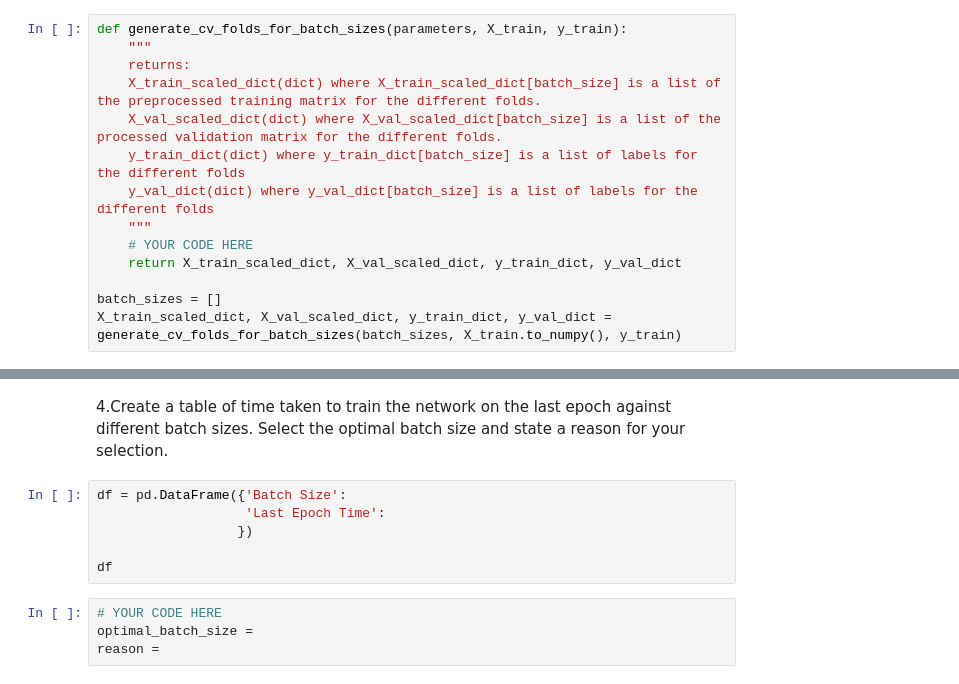
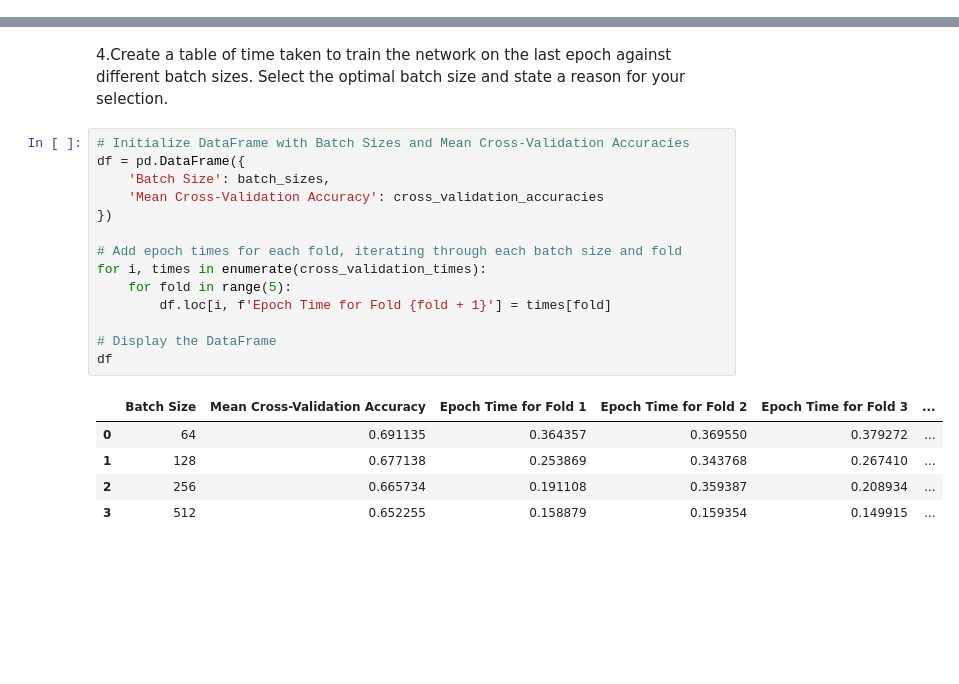
Before and after one commit to luksz/SC4001-Assignment-1, a Jupyter notebook: Tan_Pin_Yee_Part_A_2.ipynb, the cells around one changed output, grey strips where cells are left out. Drawn from its saved outputs; the diff is of its cells as text; blank space fills up the shorter version.

```diff
--- a/Tan_Pin_Yee_Part_A_2.ipynb
+++ b/Tan_Pin_Yee_Part_A_2.ipynb
@@ -48,16 +87,2 @@ The following code cell will not be marked.
 # %% [markdown]
 2.Define different folds for different batch sizes to get a dictionary of training and validation datasets. Preprocess your datasets accordingly.
-# %%
-def generate_cv_folds_for_batch_sizes(parameters, X_train, y_train):
-    """
-    returns:
-    X_train_scaled_dict(dict) where X_train_scaled_dict[batch_size] is a list of the preprocessed training matrix for the different folds.
-    X_val_scaled_dict(dict) where X_val_scaled_dict[batch_size] is a list of the processed validation matrix for the different folds.
-    y_train_dict(dict) where y_train_dict[batch_size] is a list of labels for the different folds
-    y_val_dict(dict) where y_val_dict[batch_size] is a list of labels for the different folds
-    """
-    # YOUR CODE HERE
-    return X_train_scaled_dict, X_val_scaled_dict, y_train_dict, y_val_dict
-
-batch_sizes = []
-X_train_scaled_dict, X_val_scaled_dict, y_train_dict, y_val_dict = generate_cv_folds_for_batch_sizes(batch_sizes, X_train.to_numpy(), y_train)
@@ -75,12 +512,22 @@ cross_validation_accuracies, cross_validation_times = find_optimal_hyperparamete
 # %% [markdown]
 4.Create a table of time taken to train the network on the last epoch against different batch sizes. Select the optimal batch size and state a reason for your selection.
-# %%
-df = pd.DataFrame({'Batch Size':
-                   'Last Epoch Time':
-                  })
-
-df
-# %%
-# YOUR CODE HERE
-optimal_batch_size =
-reason =
+# %%
+# Initialize DataFrame with Batch Sizes and Mean Cross-Validation Accuracies
+df = pd.DataFrame({
+    'Batch Size': batch_sizes,
+    'Mean Cross-Validation Accuracy': cross_validation_accuracies
+})
+
+# Add epoch times for each fold, iterating through each batch size and fold
+for i, times in enumerate(cross_validation_times):
+    for fold in range(5):
+        df.loc[i, f'Epoch Time for Fold {fold + 1}'] = times[fold]
+
+# Display the DataFrame
+df
+# %% [output]
+|  | Batch Size | Mean Cross-Validation Accuracy | Epoch Time for Fold 1 | Epoch Time for Fold 2 | Epoch Time for Fold 3 | ... |
+| 0 | 64 | 0.691135 | 0.364357 | 0.369550 | 0.379272 | ... |
+| 1 | 128 | 0.677138 | 0.253869 | 0.343768 | 0.267410 | ... |
+| 2 | 256 | 0.665734 | 0.191108 | 0.359387 | 0.208934 | ... |
+| 3 | 512 | 0.652255 | 0.158879 | 0.159354 | 0.149915 | ... |
```
Also changed, not shown: parts of 18 cells of this notebook.
